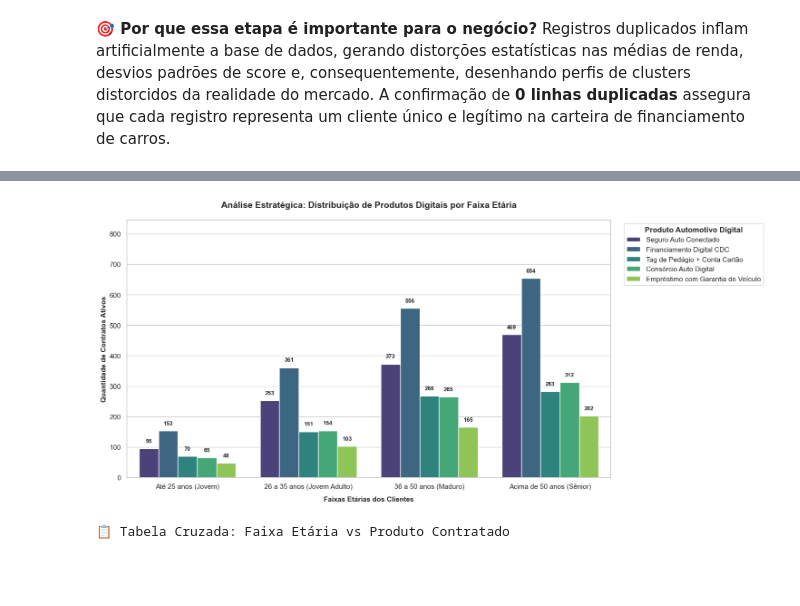
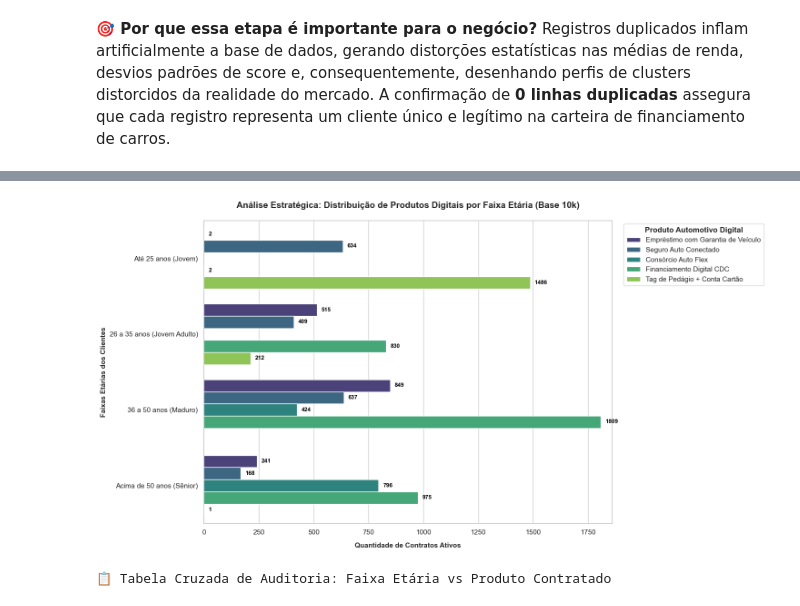
Before and after one commit to Faustoalemos/Projeto_clusterizacao_clientes_banco, a Jupyter notebook: Tratamento, analise e clusterização de clientes.ipynb, the cells around one changed output, grey strips where cells are left out. Cells and saved outputs as stored; diff of their text form; code cells hidden in the pictures; blank space fills up the shorter version.

```diff
--- a/Tratamento, analise e clusterização de clientes.ipynb
+++ b/Tratamento, analise e clusterização de clientes.ipynb
@@ -79,5 +109,5 @@ Todas as bibliotecas e dependências técnicas foram importadas com sucesso!
 </h5>
 # %%
-df = pd.read_excel('base_clientes_banco_auto.xlsx')
+df = pd.read_excel('base_clientes_banco_auto_nova.xlsx')
 # %% [markdown]
 <h5>
@@ -445,55 +508,60 @@ O mapeamento via Boxplot aprofunda o entendimento sobre como o dinheiro está di
 # %%
 # ==============================================================================
-# 2.3.2.4 ANÁLISE DETALHADA E CRIAÇÃO DE FAIXAS ETÁRIAS (BINNING)
+# 2.4.1 ANÁLISE DETALHADA E CRIAÇÃO DE FAIXAS ETÁRIAS (BINNING - VERSÃO HORIZONTAL)
 # ==============================================================================
+import matplotlib.pyplot as plt
+import seaborn as sns
 
-# 1. Criando as categorias de faixas etárias com base nas regras de mercado
+# Configurando o tamanho ideal da janela para não gerar barra de rolagem lateral
+plt.figure(figsize=(15, 8))
+
+# 1. Recriando as faixas etárias estruturadas com base nas regras de mercado
 limites = [0, 25, 35, 50, df['idade'].max()]
 rotulos = ['Até 25 anos (Jovem)', '26 a 35 anos (Jovem Adulto)', '36 a 50 anos (Maduro)', 'Acima de 50 anos (Sênior)']
-
-# Criando uma coluna temporária para a análise descritiva
 df['faixa_etaria'] = pd.cut(df['idade'], bins=limites, labels=rotulos)
 
-# 2. Plotando o cruzamento de Faixa Etária com as Linhas de Produtos
-plt.figure(figsize=(15, 7))
-
+# 2. Criando o gráfico horizontal para evitar cortes visuais nas legendas
 grafico_idade = sns.countplot(
     data=df,
-    x='faixa_etaria',
+    y='faixa_etaria',  # Mudança estratégica para o eixo Y
     hue='produto_automotivo_digital',
     palette='viridis',
     order=rotulos
 )
 
-# 3. Adicionando rótulos de contagem (quantidade) sobre as barras
+# 3. Adicionando os rótulos de dados (quantidades absolutas) no final de cada barra horizontal
 for p in grafico_idade.patches:
-    height = p.get_height()
-    if height > 0: # Evita plotar rótulos para barras zeradas
+    width = p.get_width()
+    if width > 0: # Evita plotar rótulos para barras zeradas ou nulas
         grafico_idade.text(
-            p.get_x() + p.get_width()/2.,
-            height + 15,
-            f'{int(height)}',
-            ha="center",
-            va="bottom",
+            width + 20,                             # Posição X (um pouco à frente do fim da barra)
+            p.get_y() + p.get_height()/2.,         # Posição Y (perfeitamente centralizado na barra)
+            f'{int(width)}',                       # O texto da contagem absoluta
+            ha="left",
+            va="center",
             fontsize=9,
-            fontweight='bold'
+            fontweight='bold',
+            color='black'
         )
 
-# Customização estética para apresentação executiva
-plt.title('Análise Estratégica: Distribuição de Produtos Digitais por Faixa Etária', fontsize=14, fontweight='bold', pad=20)
-plt.xlabel('Faixas Etárias dos Clientes', fontsize=11, fontweight='bold', labelpad=10)
-plt.ylabel('Quantidade de Contratos Ativos', fontsize=11, fontweight='bold')
+# 4. Customização estética para apresentação executiva (Eliminação de bugs de corte)
+plt.title('Análise Estratégica: Distribuição de Produtos Digitais por Faixa Etária (Base 10k)', fontsize=14, fontweight='bold', pad=20)
+plt.xlabel('Quantidade de Contratos Ativos', fontsize=11, fontweight='bold', labelpad=10)
+plt.ylabel('Faixas Etárias dos Clientes', fontsize=11, fontweight='bold')
+
+# Posicionando a legenda de forma limpa fora da área útil do gráfico
 plt.legend(title='Produto Automotivo Digital', title_fontproperties={'weight':'bold'}, bbox_to_anchor=(1.02, 1), loc='upper left')
 
-# Ajustando o limite vertical para os rótulos de texto não cortarem
-plt.ylim(0, df['faixa_etaria'].value_counts().max() / df['produto_automotivo_digital'].nunique() * 2.2)
+# Expandindo o limite máximo do eixo X em 15% para os números textuais não cortarem na direita
+plt.xlim(0, df['faixa_etaria'].value_counts().max() / df['produto_automotivo_digital'].nunique() * 2.5)
 
+# O tight_layout recalcula as margens e impede que a legenda externa force uma barra de rolagem
 plt.tight_layout()
 plt.show()
 
-# Exibindo também a tabela cruzada em números absolutos para auditoria
-print("📋 Tabela Cruzada: Faixa Etária vs Produto Contratado")
+# Exibindo a tabela cruzada de suporte para o time de marketing
+print("📋 Tabela Cruzada de Auditoria: Faixa Etária vs Produto Contratado")
 display(pd.crosstab(df['faixa_etaria'], df['produto_automotivo_digital']))
 # %% [output]
-[figure, old version]
+[figure, new version]
-📋 Tabela Cruzada: Faixa Etária vs Produto Contratado
+📋 Tabela Cruzada de Auditoria: Faixa Etária vs Produto Contratado
```
Also changed, not shown: parts of 75 cells of this notebook, 2 other files.
